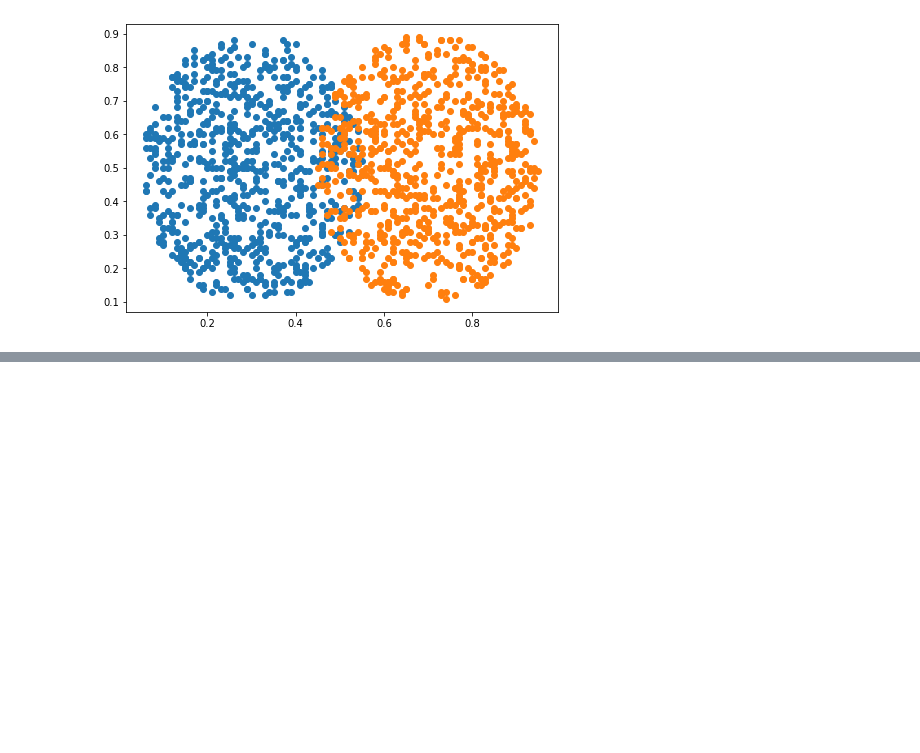
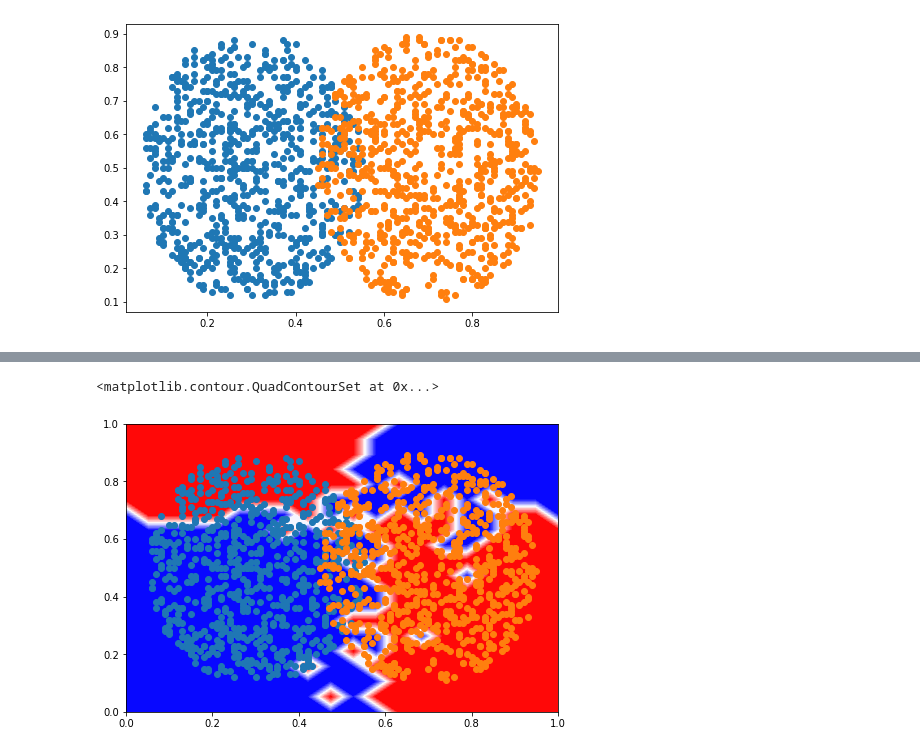
Before and after one commit to bagmk/Quantum_Machine_Learning_Express, a Jupyter notebook: ML/PQC Four-Qubit.ipynb, the cells around one changed output, grey strips where cells are left out. Drawn from its saved outputs; the diff is of its cells as text; code cells hidden in the pictures; blank space fills up the shorter version.

```diff
--- a/ML/PQC Four-Qubit.ipynb
+++ b/ML/PQC Four-Qubit.ipynb
@@ -233,8 +229,8 @@ np.random.seed(2)
 currentParams = pi*np.random.uniform(size=8)
 for j in range(300):
 
-    cj = c/(j+1)**(1/2)
-    aj = a/(j+1)
+    cj = c/(j+1)**(1/5)
+    aj = a/(j+1)**(1/2)
 
     # Grab a subset of the data for minibatching
     #np.random.seed(j)
@@ -298,22 +297,25 @@ ax.legend(loc=0)
 # %%
 fig = plt.figure()
 ax = fig.add_axes([0,0,1,1])
 ax.plot(np.ravel(dataCoords[np.where(dataLabels == 0)])[::2],
 np.ravel(dataCoords[np.where(dataLabels == 0)])[1::2], ls='', marker='o')
 
 ax.plot(np.ravel(dataCoords[np.where(dataLabels == 1)])[::2],
 np.ravel(dataCoords[np.where(dataLabels == 1)])[1::2], ls='', marker='o')
 
 X = np.linspace(0, 1, num=20)
 Z = np.zeros((len(X), len(X)))
 
 # Contour map
 for j in range(len(X)):
     for k in range(len(X)):
         # Fill Z with the labels (numerical values)
         # the inner loop goes over the columns of Z,
         # which corresponds to sweeping x-values
         # Therefore, the role of j,k is flipped in the signature
-        Z[j, k] = predict_qubitF( np.array([X[k], X[j]]),currentParams,[14,1])
+        Z[j, k] = predict_qubitF( np.array([X[k], X[j]]),currentParams,[0,1])
 
 ax.contourf(X, X, Z, cmap='bwr', levels=30)
+# %% [output]
+<matplotlib.contour.QuadContourSet at 0x...>
+[figure, added]
```
Also changed, not shown: parts of 4 cells of this notebook, 1 other file.
